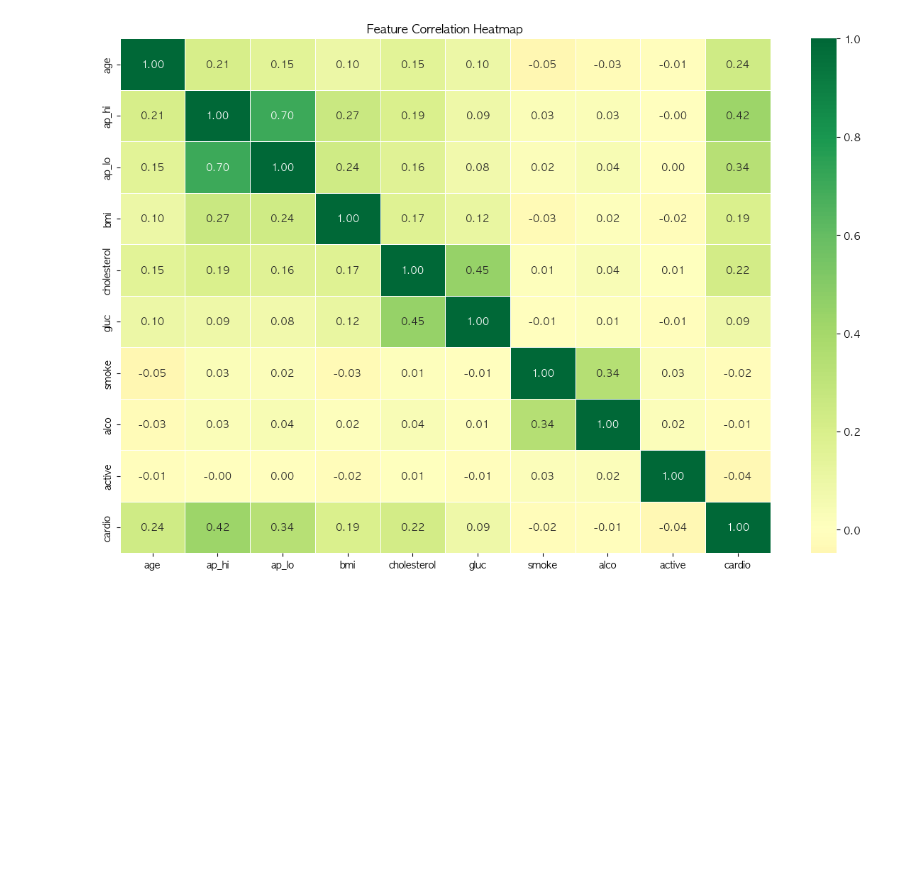
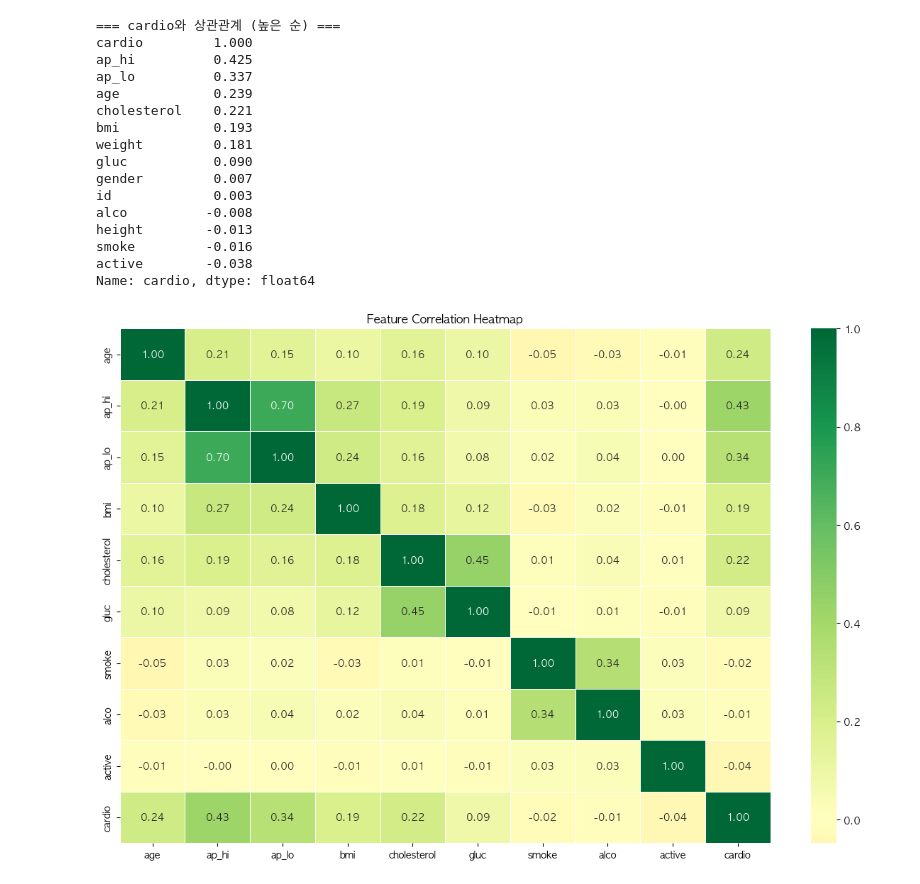
Before and after one commit to AI-HealthCare-02/AI_02_01, a Jupyter notebook: ai/models/notebooks/01_eda.ipynb, the cells around one changed output. Drawn from its saved outputs; the diff is of its cells as text; code cells hidden in the pictures; blank space fills up the shorter version.

```diff
--- a/ai/models/notebooks/01_eda.ipynb
+++ b/ai/models/notebooks/01_eda.ipynb
@@ -177,16 +237,38 @@ Name: count, dtype: int64
 # %%
-import seaborn as sns
-
-plt.figure(figsize=(12, 8))
-corr = df[['age', 'ap_hi', 'ap_lo', 'bmi',
-           'cholesterol', 'gluc', 'smoke',
-           'alco', 'active', 'cardio']].corr()
-
-sns.heatmap(corr, annot=True, fmt='.2f',
-            cmap='RdYlGn', center=0, linewidths=0.5)
-plt.title('Feature Correlation Heatmap')
-plt.tight_layout()
-plt.show()
+# ── 셀 11: 상관관계 분석
+# cardio와 각 피처의 상관관계
+correlation = df_clean.corr()['cardio'].sort_values(ascending=False)
+print('=== cardio와 상관관계 (높은 순) ===')
+print(correlation.round(3))
 # %% [output]
-[figure, removed]
+=== cardio와 상관관계 (높은 순) ===
+cardio         1.000
+ap_hi          0.425
+ap_lo          0.337
+age            0.239
+cholesterol    0.221
+bmi            0.193
+weight         0.181
+gluc           0.090
+gender         0.007
+id             0.003
+alco          -0.008
+height        -0.013
+smoke         -0.016
+active        -0.038
+Name: cardio, dtype: float64
+# %%
+# ── 셀 12: 상관관계 히트맵
+plt.figure(figsize=(12, 8))
+corr = df_clean[['age', 'ap_hi', 'ap_lo', 'bmi',
+                  'cholesterol', 'gluc', 'smoke',
+                  'alco', 'active', 'cardio']].corr()
+
+sns.heatmap(corr, annot=True, fmt='.2f',
+            cmap='RdYlGn', center=0, linewidths=0.5)
+plt.title('Feature Correlation Heatmap')
+plt.tight_layout()
+plt.show()
+# %% [output]
+[figure, added]
 # %%
```
Also changed, not shown: parts of 19 cells of this notebook.
